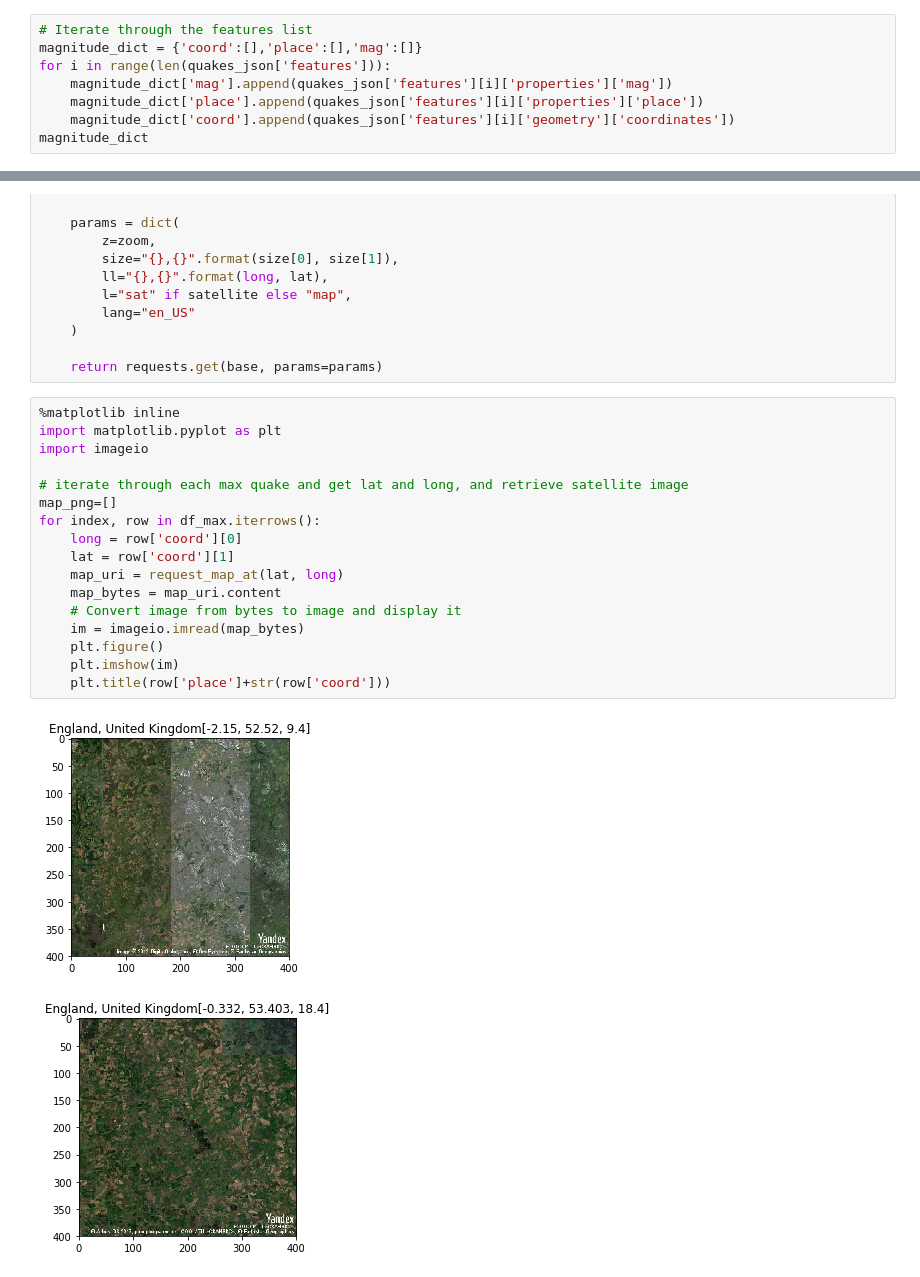
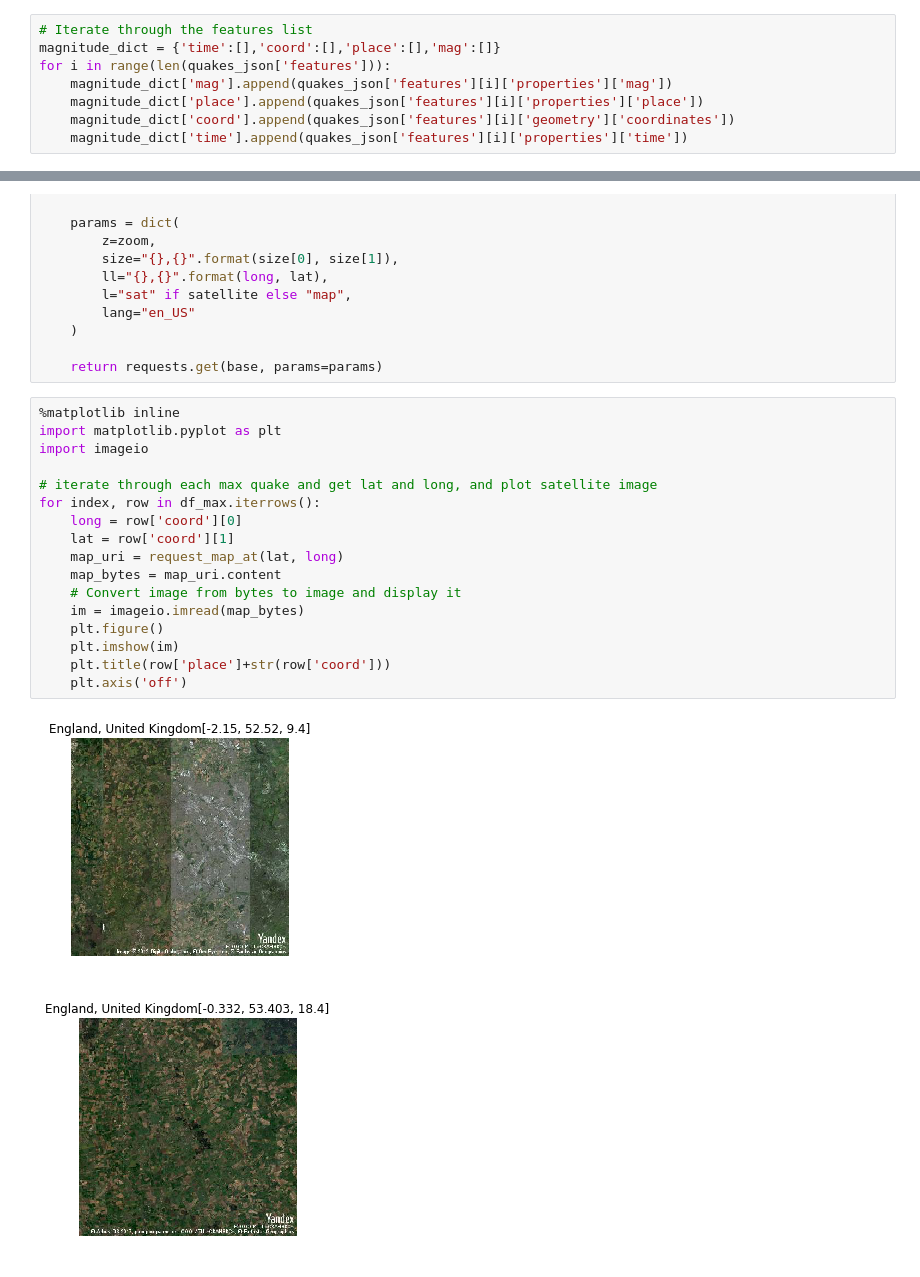
Before and after one commit to ikc15/rsd-classwork-2019, a Jupyter notebook: 066QuakeExercise.ipynb, the cells around one changed output, grey strips where cells are left out. Cells and saved outputs as stored; diff of their text form.

```diff
--- a/066QuakeExercise.ipynb
+++ b/066QuakeExercise.ipynb
@@ -66,9 +68,9 @@ Structure of each feature:
  'id': 'usp0009rst'}
 # %%
 # Iterate through the features list
-magnitude_dict = {'coord':[],'place':[],'mag':[]}
+magnitude_dict = {'time':[],'coord':[],'place':[],'mag':[]}
 for i in range(len(quakes_json['features'])):
     magnitude_dict['mag'].append(quakes_json['features'][i]['properties']['mag'])
     magnitude_dict['place'].append(quakes_json['features'][i]['properties']['place'])
     magnitude_dict['coord'].append(quakes_json['features'][i]['geometry']['coordinates'])
-magnitude_dict
+    magnitude_dict['time'].append(quakes_json['features'][i]['properties']['time'])
@@ -122,20 +106,20 @@ def request_map_at(lat, long, satellite=True,
 # %%
 %matplotlib inline
 import matplotlib.pyplot as plt
 import imageio
 
-# iterate through each max quake and get lat and long, and retrieve satellite image
-map_png=[]
+# iterate through each max quake and get lat and long, and plot satellite image
 for index, row in df_max.iterrows():
     long = row['coord'][0]
     lat = row['coord'][1]
     map_uri = request_map_at(lat, long)
     map_bytes = map_uri.content
     # Convert image from bytes to image and display it
     im = imageio.imread(map_bytes)
     plt.figure()
     plt.imshow(im)
     plt.title(row['place']+str(row['coord']))
+    plt.axis('off')
 # %% [output]
-[figure, old version]
+[figure, new version]
-[figure, old version]
+[figure, new version]
```
Also changed, not shown: parts of 5 cells of this notebook.
